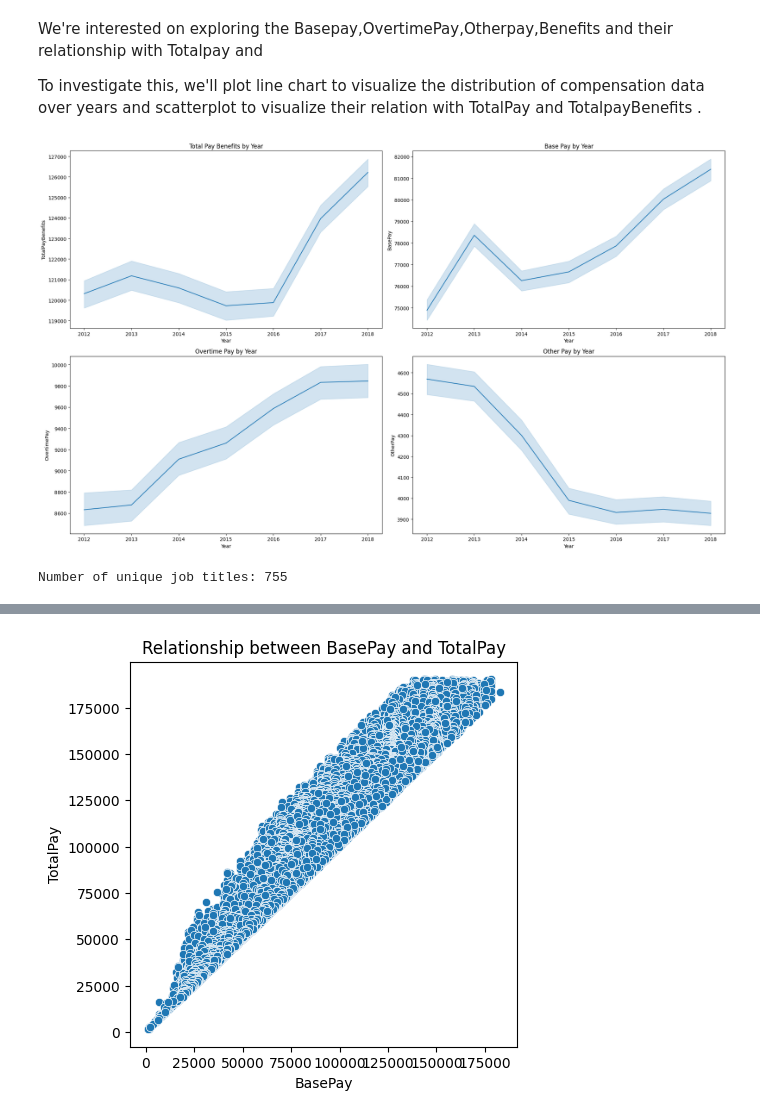
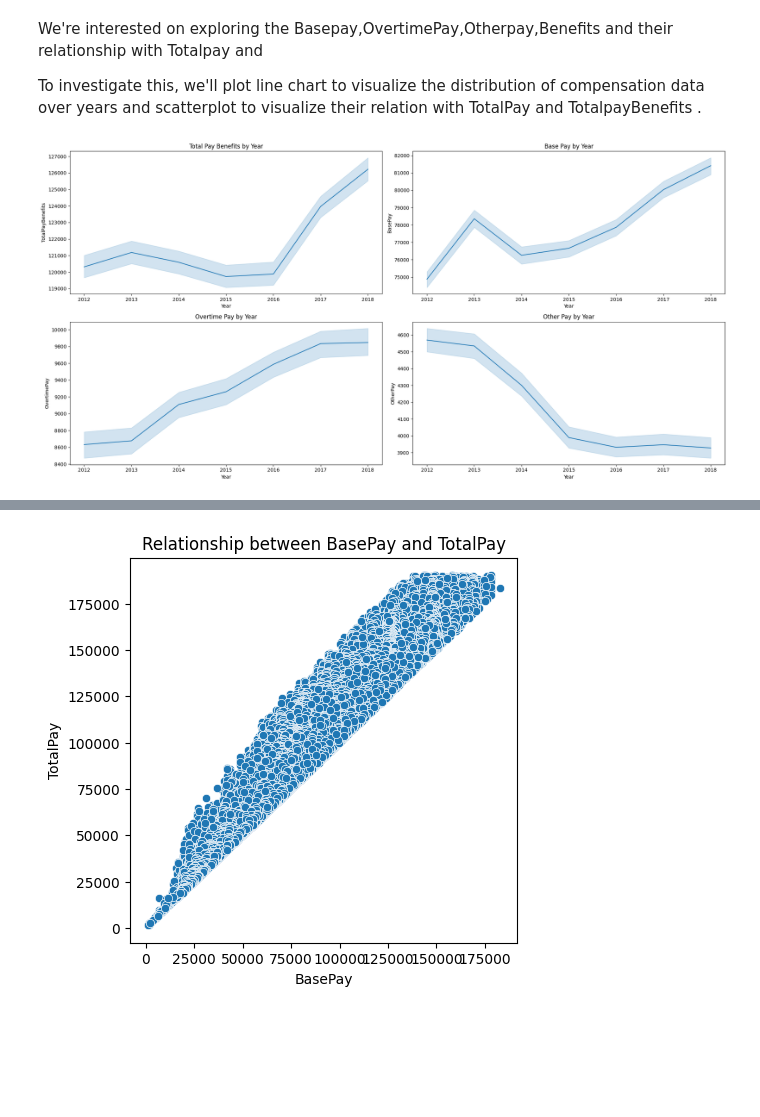
Before and after one commit to abhinavpy3/DATA-ANALYSIS----SSFE, a Jupyter notebook: SSFE.ipynb, the cells around one changed output, grey strips where cells are left out. Cells and saved outputs as stored; diff of their text form; code cells hidden in the pictures; blank space fills up the shorter version.

```diff
--- a/SSFE.ipynb
+++ b/SSFE.ipynb
@@ -239,27 +239,21 @@ We're interested on exploring the Basepay,OvertimePay,Otherpay,Benefits and thei
 
 To investigate this, we'll plot line chart to visualize the distribution of compensation data over years and scatterplot to visualize their relation with TotalPay and TotalpayBenefits .
 # %%
-fig, axs = plt.subplots(2, 2, figsize=(20, 12))
+fig, axs = plt.subplots(2, 2, figsize=(20, 10))
 
 sns.lineplot(data=dt, x='Year', y='TotalPayBenefits', ax=axs[0, 0])
 axs[0, 0].set_title('Total Pay Benefits by Year')
 
 sns.lineplot(data=dt, x='Year', y='BasePay', ax=axs[0, 1])
 axs[0, 1].set_title('Base Pay by Year')
 
 sns.lineplot(data=dt, x='Year', y='OvertimePay', ax=axs[1, 0])
 axs[1, 0].set_title('Overtime Pay by Year')
 
 sns.lineplot(data=dt, x='Year', y='OtherPay', ax=axs[1, 1])
 axs[1, 1].set_title('Other Pay by Year')
 
 plt.tight_layout()
 plt.show()
 # %% [output]
-[figure, old version]
+[figure, new version]
-# %%
-#UNIQUEJOB TITLES
-unique_job_titles = dt['JobTitle'].unique()
-print(f"Number of unique job titles: {len(unique_job_titles)}")
-# %% [output]
-Number of unique job titles: 755
```
Also changed, not shown: parts of 3 cells of this notebook.
